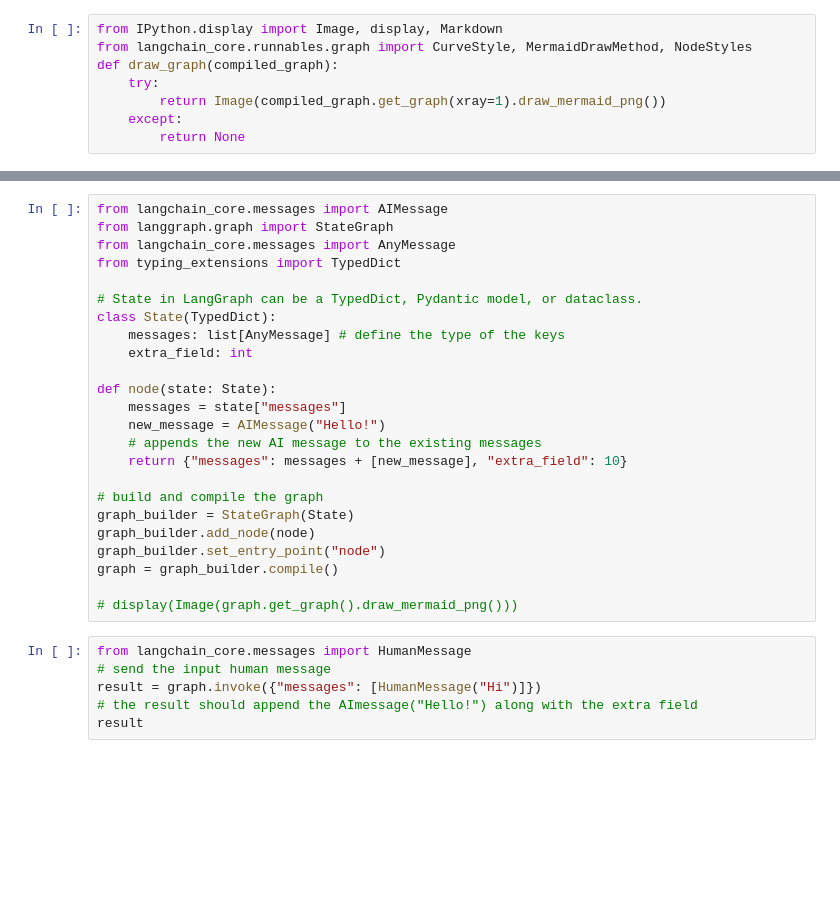
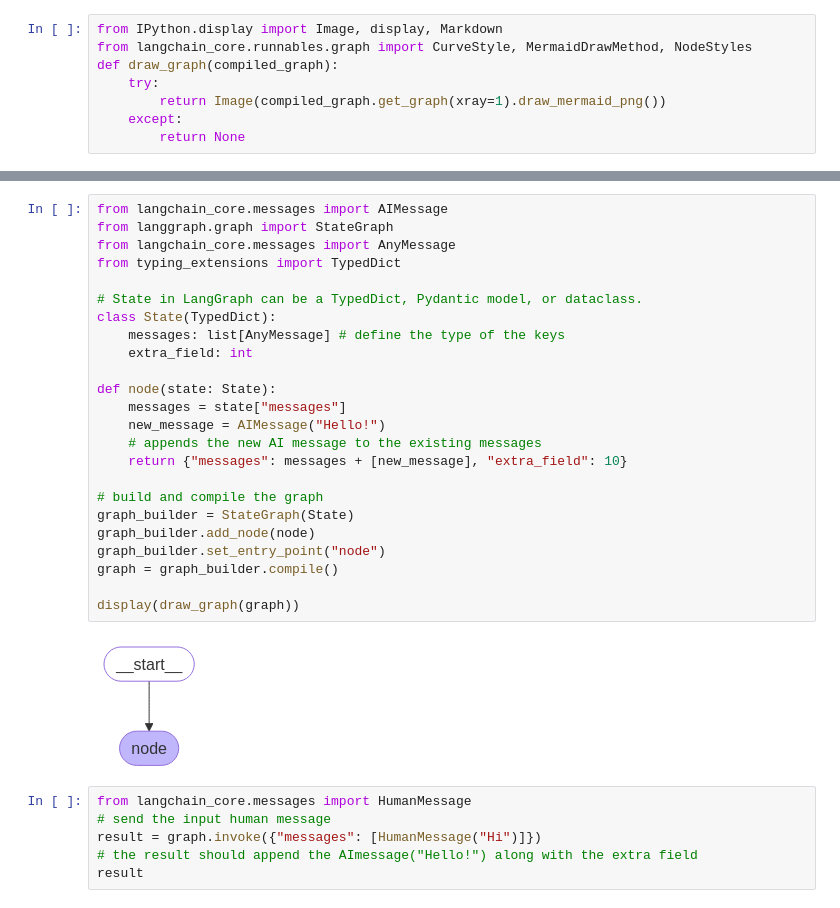
Before and after one commit to nagakartheek/langgraph-agents, a Jupyter notebook: experiments/introduction.ipynb, the cells around one changed output, grey strips where cells are left out. Saved outputs shown, nothing was run; the diff lists cells and outputs as text; blank space fills up the shorter version.

Commit message:
Add mermaid diagrams

```diff
--- a/experiments/introduction.ipynb
+++ b/experiments/introduction.ipynb
@@ -123,27 +126,29 @@ print(step1)
 # %%
 from langchain_core.messages import AIMessage
 from langgraph.graph import StateGraph
 from langchain_core.messages import AnyMessage
 from typing_extensions import TypedDict
 
 # State in LangGraph can be a TypedDict, Pydantic model, or dataclass.
 class State(TypedDict):
     messages: list[AnyMessage] # define the type of the keys
     extra_field: int
 
 def node(state: State):
     messages = state["messages"]
     new_message = AIMessage("Hello!")
     # appends the new AI message to the existing messages
     return {"messages": messages + [new_message], "extra_field": 10}
 
 # build and compile the graph
 graph_builder = StateGraph(State)
 graph_builder.add_node(node)
 graph_builder.set_entry_point("node")
 graph = graph_builder.compile()
 
-# display(Image(graph.get_graph().draw_mermaid_png()))
+display(draw_graph(graph))
+# %% [output]
+[figure, added]
 # %%
 from langchain_core.messages import HumanMessage
 # send the input human message
```
Also changed, not shown: parts of 19 cells of this notebook.
